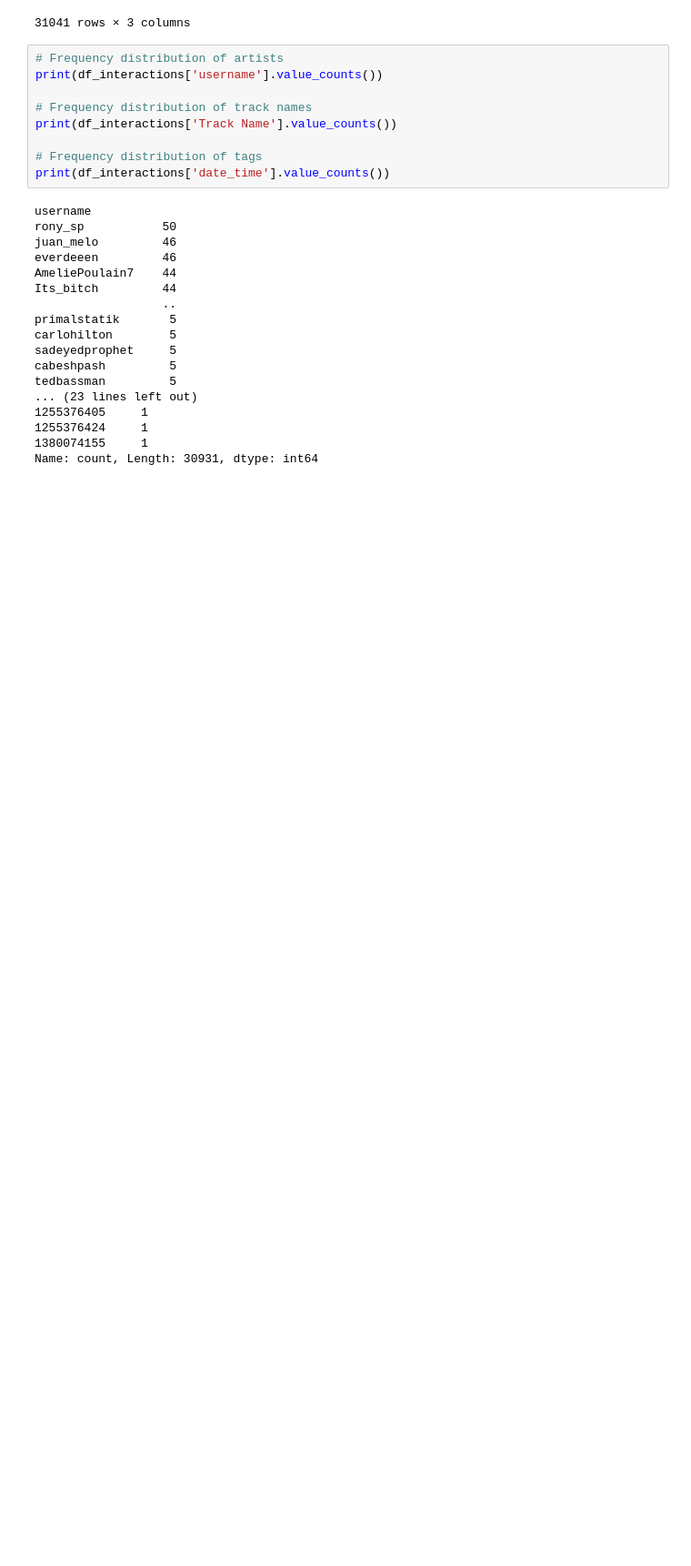
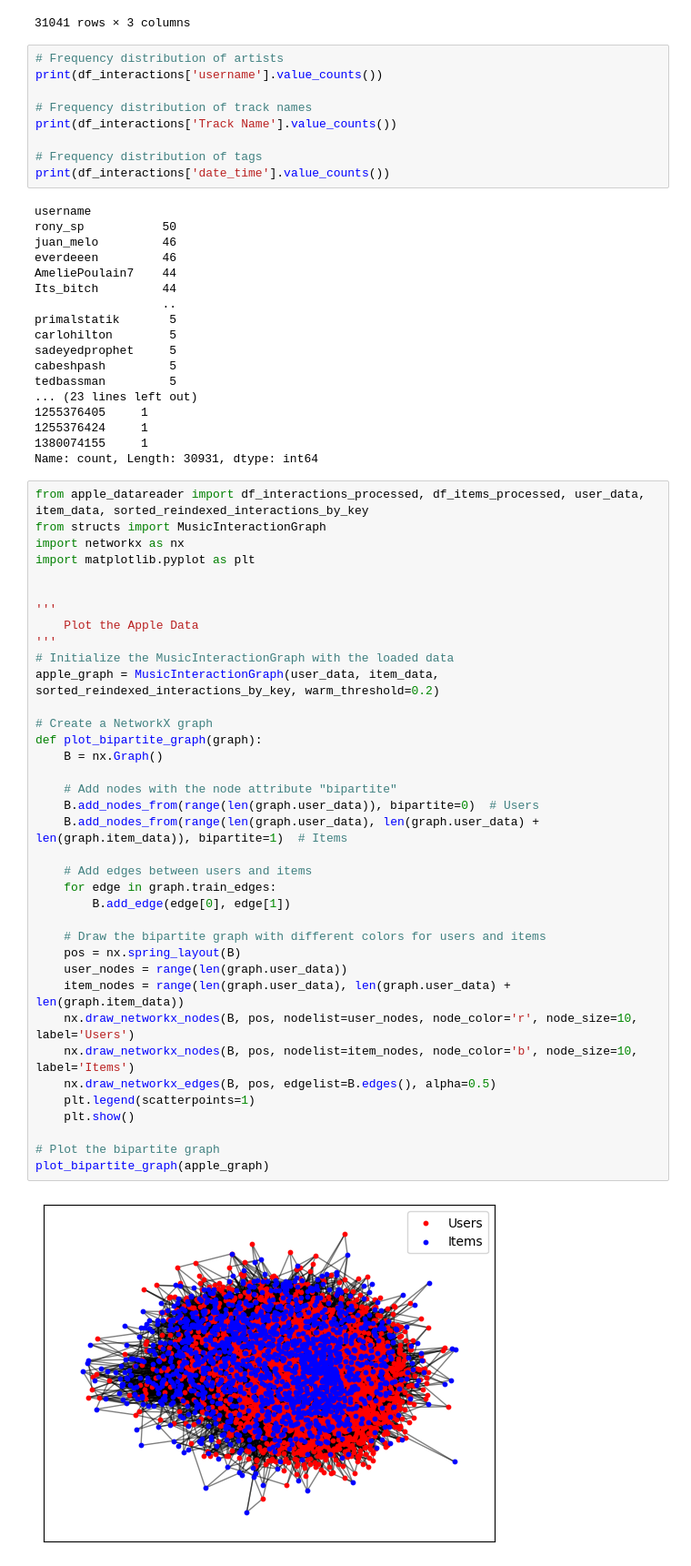
Before and after one commit to NACME-AIML-2024/final-project-recsetters, a Jupyter notebook: viz.ipynb, the cells around one changed output. Shown at 91% size. Saved outputs shown, nothing was run; the diff lists cells and outputs as text; blank space fills up the shorter version.

```diff
--- a/viz.ipynb
+++ b/viz.ipynb
@@ -781,3 +781,42 @@ tedbassman         5
 1255376424     1
 1380074155     1
 Name: count, Length: 30931, dtype: int64
+# %%
+from apple_datareader import df_interactions_processed, df_items_processed, user_data, item_data, sorted_reindexed_interactions_by_key
+from structs import MusicInteractionGraph
+import networkx as nx
+import matplotlib.pyplot as plt
+
+
+'''
+    Plot the Apple Data
+'''
+# Initialize the MusicInteractionGraph with the loaded data
+apple_graph = MusicInteractionGraph(user_data, item_data, sorted_reindexed_interactions_by_key, warm_threshold=0.2)
+
+# Create a NetworkX graph
+def plot_bipartite_graph(graph):
+    B = nx.Graph()
+
+    # Add nodes with the node attribute "bipartite"
+    B.add_nodes_from(range(len(graph.user_data)), bipartite=0)  # Users
+    B.add_nodes_from(range(len(graph.user_data), len(graph.user_data) + len(graph.item_data)), bipartite=1)  # Items
+
+    # Add edges between users and items
+    for edge in graph.train_edges:
+        B.add_edge(edge[0], edge[1])
+
+    # Draw the bipartite graph with different colors for users and items
+    pos = nx.spring_layout(B)
+    user_nodes = range(len(graph.user_data))
+    item_nodes = range(len(graph.user_data), len(graph.user_data) + len(graph.item_data))
+    nx.draw_networkx_nodes(B, pos, nodelist=user_nodes, node_color='r', node_size=10, label='Users')
+    nx.draw_networkx_nodes(B, pos, nodelist=item_nodes, node_color='b', node_size=10, label='Items')
+    nx.draw_networkx_edges(B, pos, edgelist=B.edges(), alpha=0.5)
+    plt.legend(scatterpoints=1)
+    plt.show()
+
+# Plot the bipartite graph
+plot_bipartite_graph(apple_graph)
+# %% [output]
+[figure, added]
```
Also changed, not shown: parts of 3 cells of this notebook.
